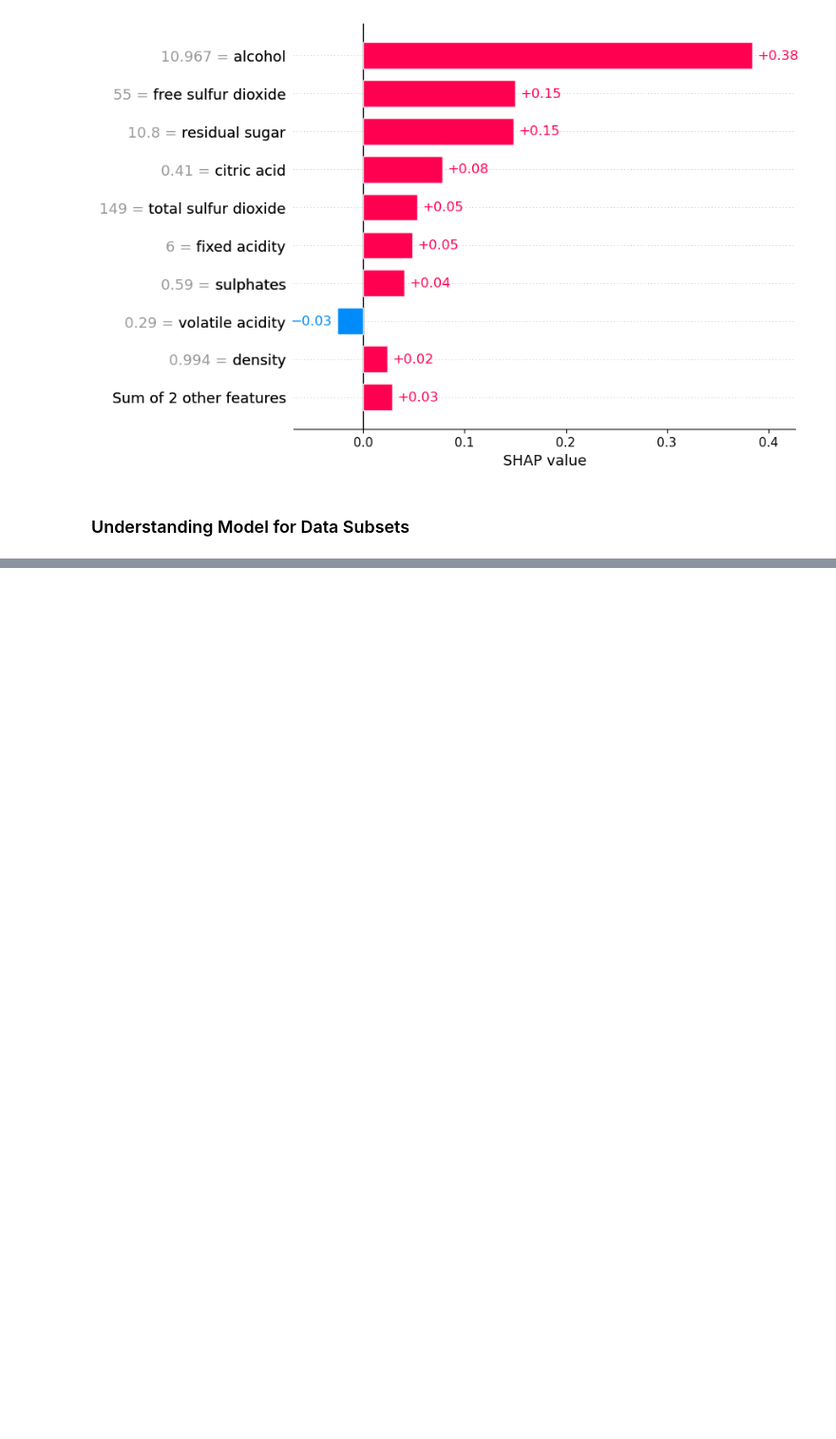
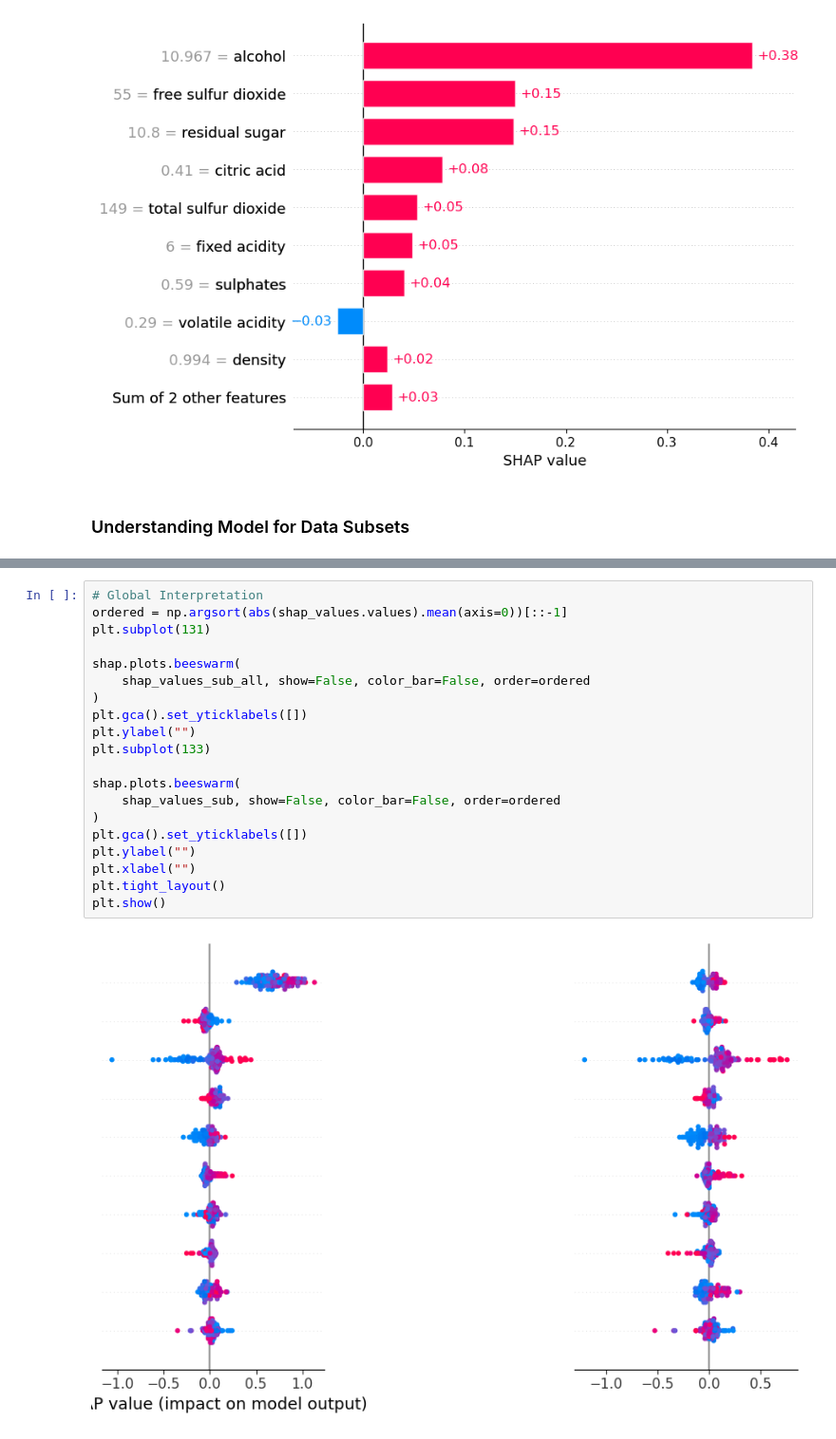
Before and after one commit to joakor89/Interpreting-ML-Models-with-SHAP, a Jupyter notebook: chap_12/RRF.ipynb, the cells around one changed output, grey strips where cells are left out. Shown: that part at 95% size. Drawn from its saved outputs; the diff is of its cells as text; blank space fills up the shorter version.

```diff
--- a/chap_12/RRF.ipynb
+++ b/chap_12/RRF.ipynb
@@ -180,0 +206,22 @@ shap.plots.bar(shap_values2[0], clustering_cutoff=0.6)
+# %%
+# Global Interpretation
+ordered = np.argsort(abs(shap_values.values).mean(axis=0))[::-1]
+plt.subplot(131)
+
+shap.plots.beeswarm(
+    shap_values_sub_all, show=False, color_bar=False, order=ordered
+)
+plt.gca().set_yticklabels([])
+plt.ylabel("")
+plt.subplot(133)
+
+shap.plots.beeswarm(
+    shap_values_sub, show=False, color_bar=False, order=ordered
+)
+plt.gca().set_yticklabels([])
+plt.ylabel("")
+plt.xlabel("")
+plt.tight_layout()
+plt.show()
+# %% [output]
+[figure, added]
```
Also changed, not shown: parts of 5 cells of this notebook.
